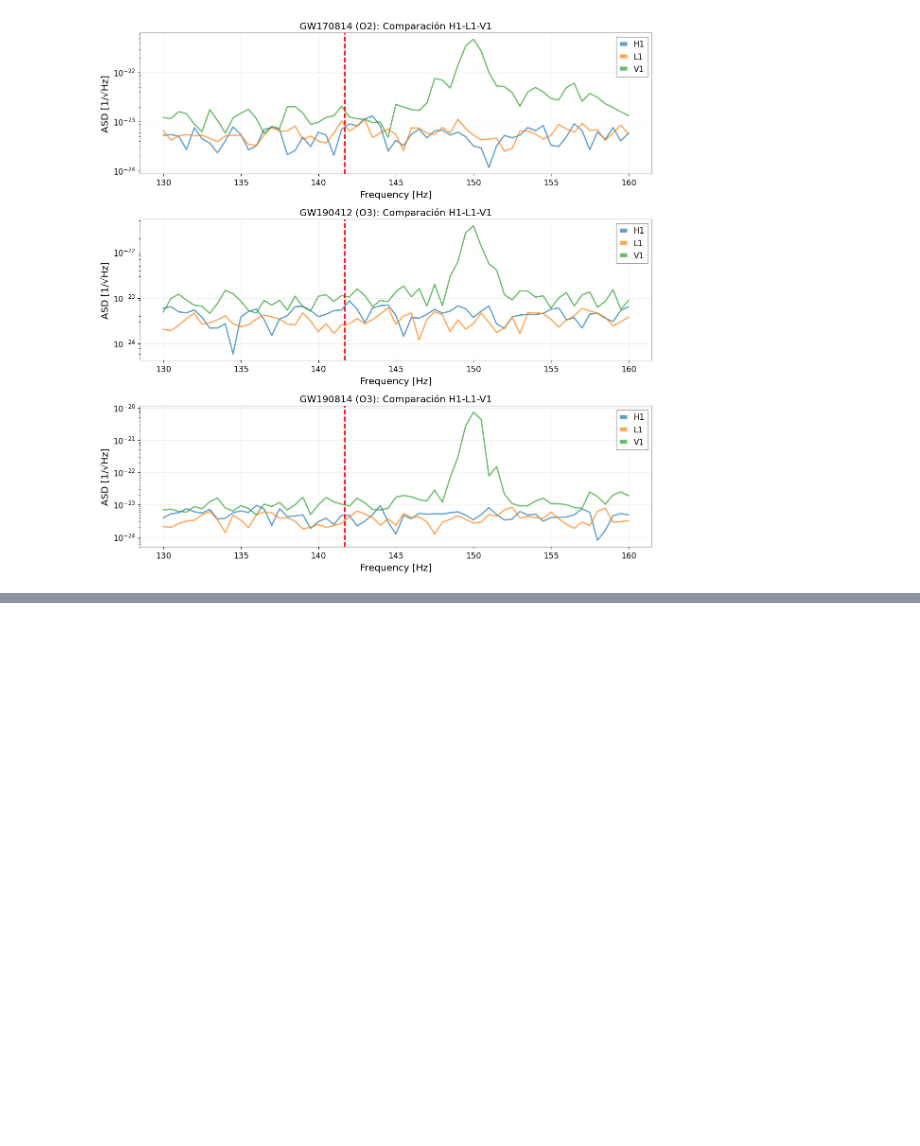
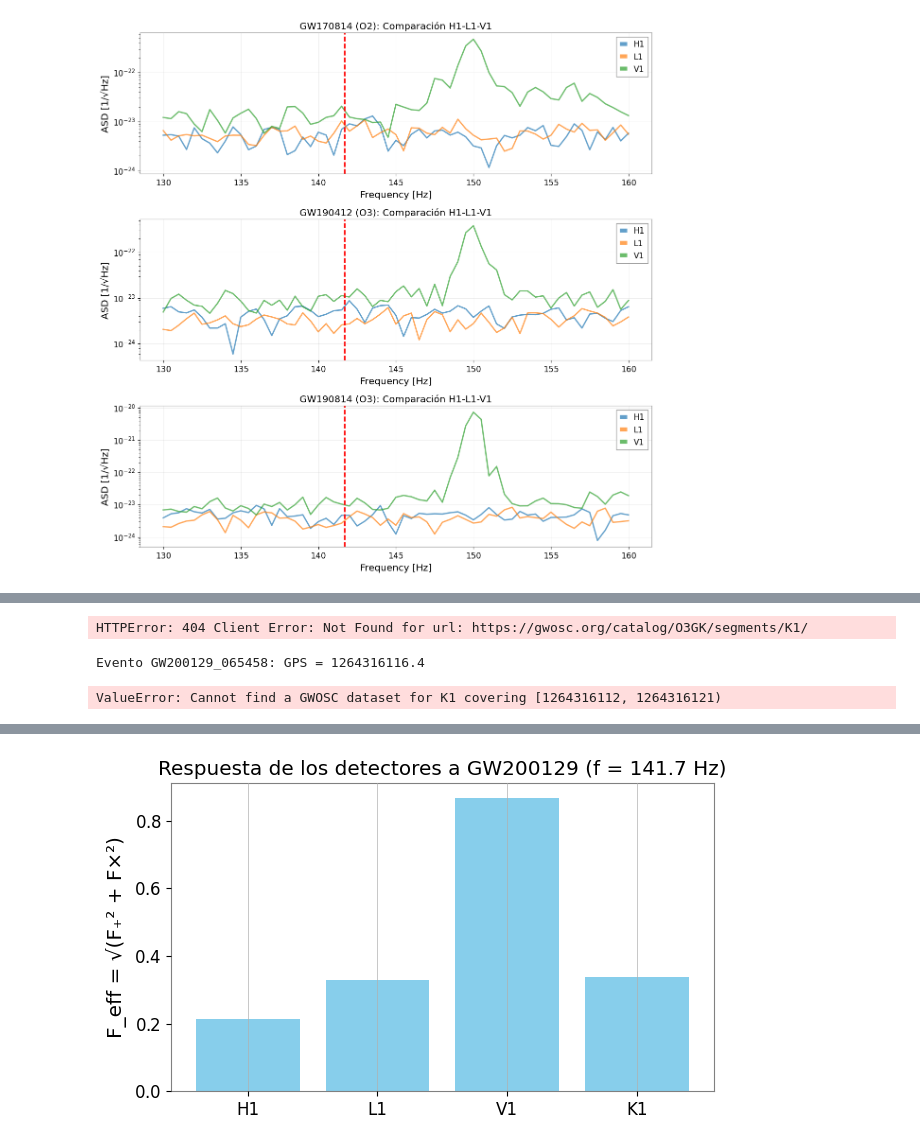
Before and after one commit to motanova84/gw250114-141hz-analysis, a Jupyter notebook: notebooks/141hz_validation.ipynb, the cells around one changed output, grey strips where cells are left out. Saved outputs shown, nothing was run; the diff lists cells and outputs as text; code cells hidden in the pictures; blank space fills up the shorter version.

```diff
--- a/notebooks/141hz_validation.ipynb
+++ b/notebooks/141hz_validation.ipynb
@@ -2285,0 +3169,79 @@ PRUEBA 5: Verificación con Virgo
+# %%
+from gwosc.api import fetch_json
+
+# ✅ URL completa del endpoint de segmentos KAGRA en O3GK
+url = "https://www.gwosc.org/catalog/O3GK/segments/K1"
+
+# Obtener segmentos reales de KAGRA en O3GK
+segment_info = fetch_json(url)
+
+# Extraer la lista de segmentos
+segmentos_kagra = segment_info['segments']
+
+# Mostrar los primeros disponibles
+for i, seg in enumerate(segmentos_kagra[:10]):
+    print(f"✅ Segmento {i+1}: {seg[0]} — {seg[1]} (duración: {seg[1]-seg[0]} s)")
+# %% [output]
+HTTPError: 404 Client Error: Not Found for url: https://gwosc.org/catalog/O3GK/segments/K1/
+# %%
+from gwosc.datasets import event_gps
+
+# Ejemplo: evento con participación de KAGRA
+event_name = "GW200129_065458"
+gps_time = event_gps(event_name)
+
+print(f"Evento {event_name}: GPS = {gps_time}")
+# %% [output]
+Evento GW200129_065458: GPS = 1264316116.4
+# %%
+from gwpy.timeseries import TimeSeries
+
+start = gps_time - 4
+end   = gps_time + 4
+
+# Probar descarga (aunque a veces da error 400 o 404)
+k1 = TimeSeries.fetch_open_data('K1', start, end, cache=True)
+# %% [output]
+ValueError: Cannot find a GWOSC dataset for K1 covering [1264316112, 1264316121)
+# %%
+!pip install pycbc gwpy
+
+from pycbc.detector import Detector
+from pycbc.types import TimeSeries
+from gwosc.datasets import event_gps
+import numpy as np
+import matplotlib.pyplot as plt
+
+# --- Parámetros del evento GW200129 ---
+event = "GW200129_065458"
+gps_time = event_gps(event)
+print(f"📍 Evento: {event} — GPS: {gps_time}")
+
+# Coordenadas celestes del evento
+# Fuente: https://www.gw-openscience.org/eventapi/html/GWTC-3/GW200129_065458/
+ra_deg = 97.9391  # Right Ascension (°)
+dec_deg = -30.5824  # Declination (°)
+ra = np.radians(ra_deg)
+dec = np.radians(dec_deg)
+psi = 0.0  # Ángulo de polarización arbitrario
+
+# Lista de detectores
+detectors = ['H1', 'L1', 'V1', 'K1']
+responses = {}
+
+print("\n🎯 Respuesta efectiva a 141.7 Hz:")
+for det in detectors:
+    d = Detector(det)
+    fp, fc = d.antenna_pattern(ra, dec, psi, gps_time)
+    F_eff = np.sqrt(fp**2 + fc**2)
+    responses[det] = F_eff
+    print(f"  {det}: F_eff = {F_eff:.4f}")
+
+# Visualización
+plt.figure(figsize=(7, 4))
+plt.bar(responses.keys(), responses.values(), color='skyblue')
+plt.title("Respuesta de los detectores a GW200129 (f = 141.7 Hz)")
+plt.ylabel("F_eff = √(F₊² + F×²)")
+plt.grid(axis='y')
+plt.show()
+# %% [output]
@@ -2285,0 +3265 @@ PRUEBA 5: Verificación con Virgo
+[figure, added]
```
Also changed, not shown: parts of 23 cells of this notebook.
